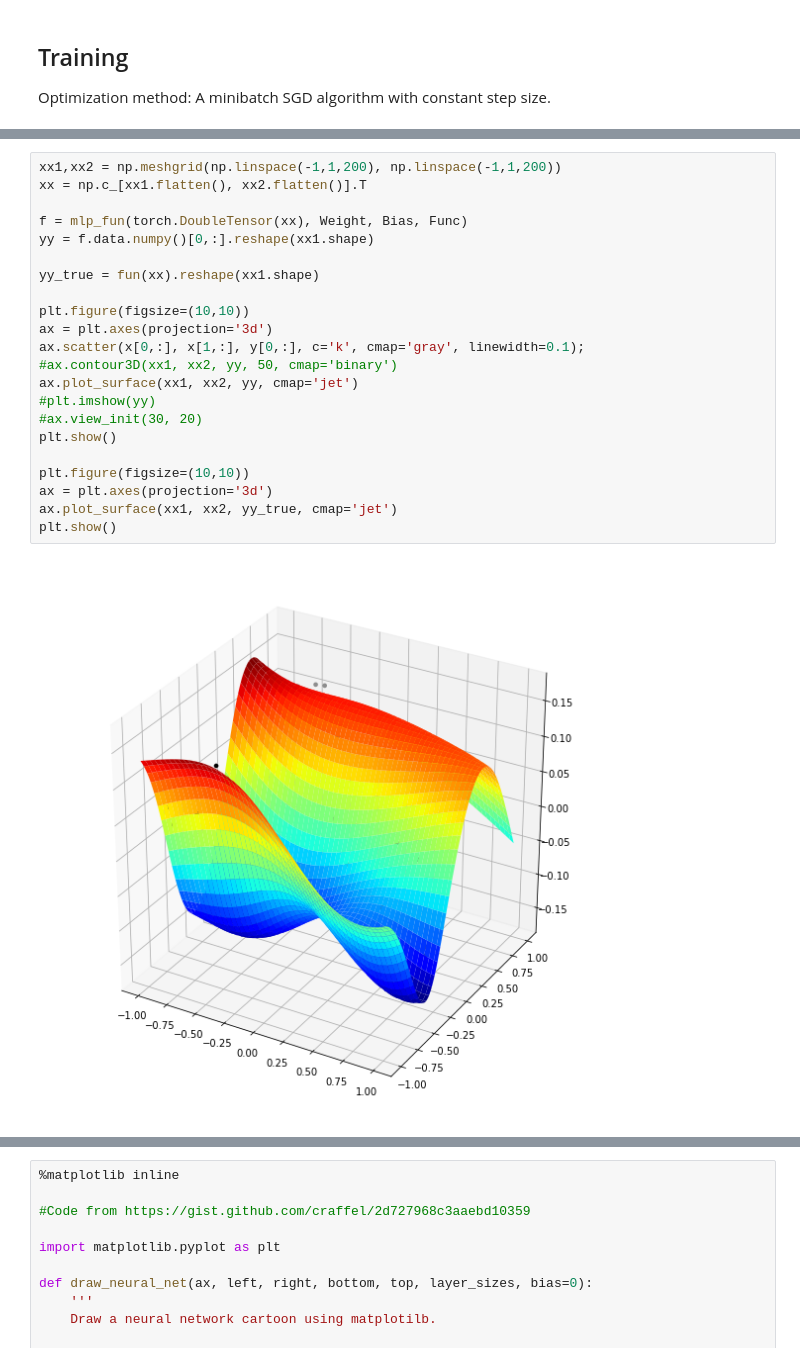
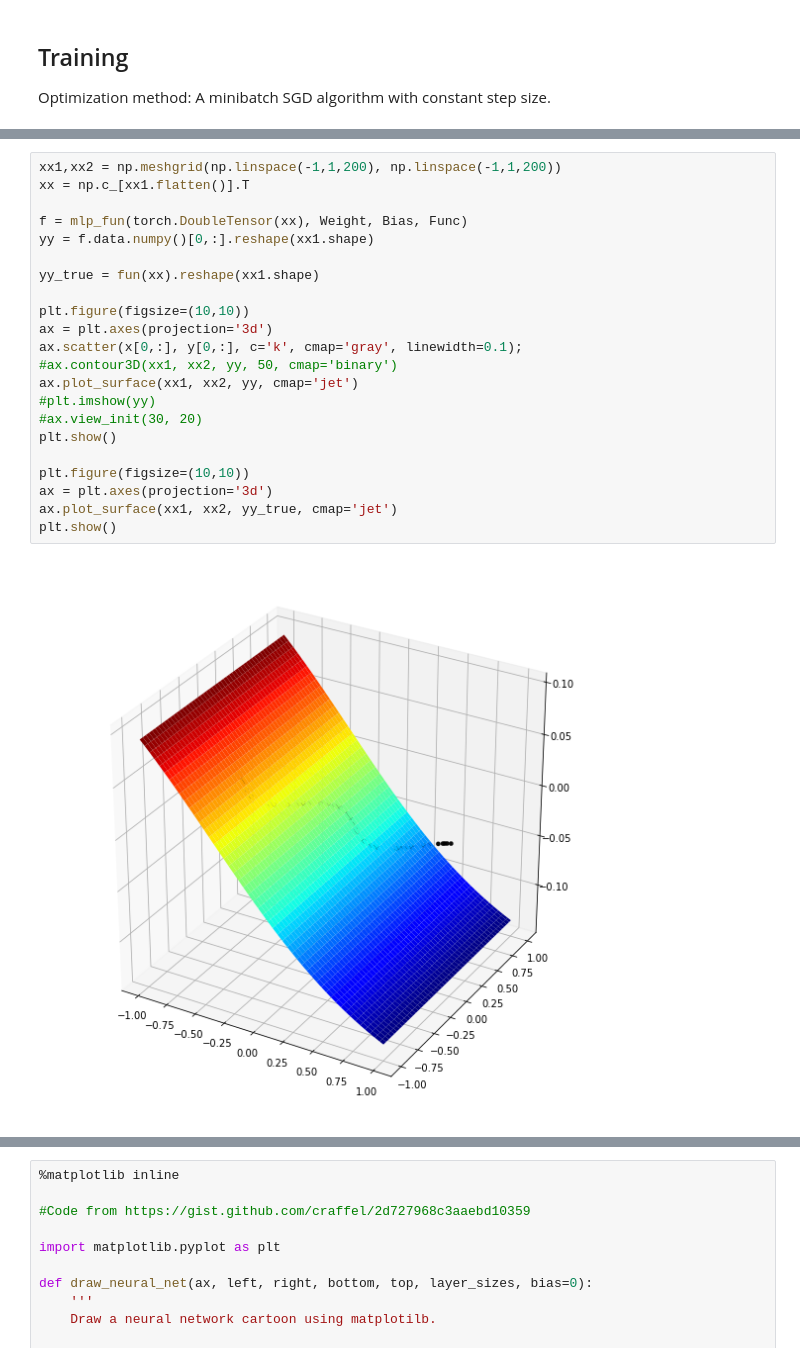
Before and after one commit to vedatakses/swe582-machine-learning, a Jupyter notebook: MultiLayerPerceptron_1_2_1_network.ipynb, the cells around one changed output, grey strips where cells are left out. Saved outputs shown, nothing was run; the diff lists cells and outputs as text.

```diff
--- a/MultiLayerPerceptron_1_2_1_network.ipynb
+++ b/MultiLayerPerceptron_1_2_1_network.ipynb
@@ -160,24 +159,24 @@ plt.show()
 # %%
 xx1,xx2 = np.meshgrid(np.linspace(-1,1,200), np.linspace(-1,1,200))
-xx = np.c_[xx1.flatten(), xx2.flatten()].T
+xx = np.c_[xx1.flatten()].T
 
 f = mlp_fun(torch.DoubleTensor(xx), Weight, Bias, Func)
 yy = f.data.numpy()[0,:].reshape(xx1.shape)
 
 yy_true = fun(xx).reshape(xx1.shape)
 
 plt.figure(figsize=(10,10))
 ax = plt.axes(projection='3d')
-ax.scatter(x[0,:], x[1,:], y[0,:], c='k', cmap='gray', linewidth=0.1);
+ax.scatter(x[0,:], y[0,:], c='k', cmap='gray', linewidth=0.1);
 #ax.contour3D(xx1, xx2, yy, 50, cmap='binary')
 ax.plot_surface(xx1, xx2, yy, cmap='jet')
 #plt.imshow(yy)
 #ax.view_init(30, 20)
 plt.show()
 
 plt.figure(figsize=(10,10))
 ax = plt.axes(projection='3d')
 ax.plot_surface(xx1, xx2, yy_true, cmap='jet')
 plt.show()
 # %% [output]
-[figure, old version]
+[figure, new version]
```
Also changed, not shown: parts of 6 cells of this notebook.
